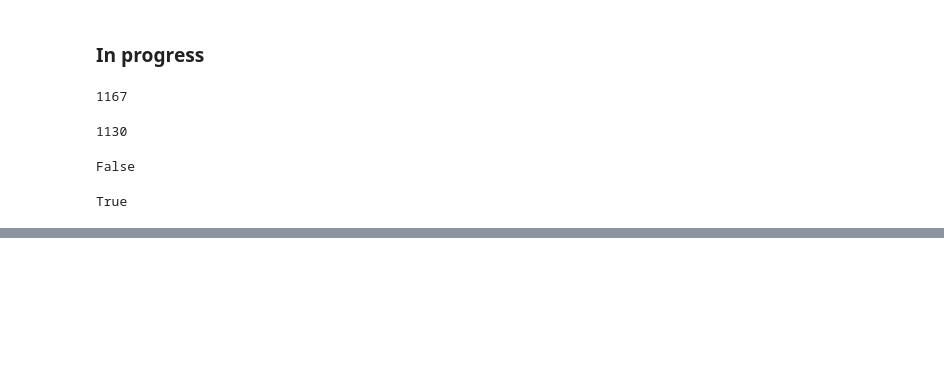
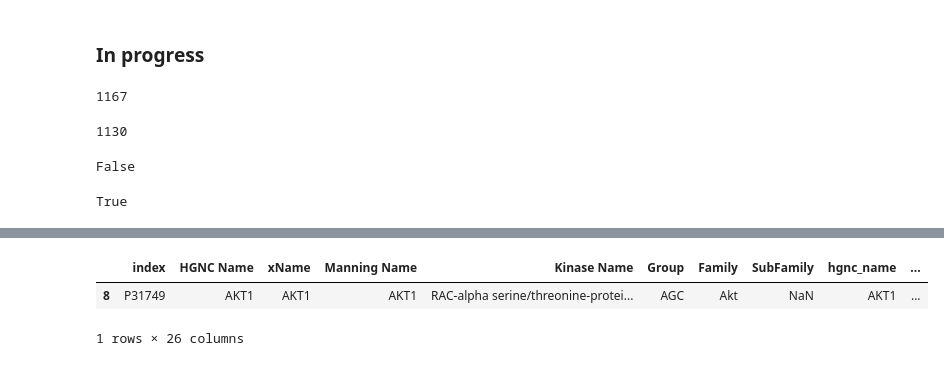
Before and after one commit to choderalab/missense-kinase-toolkit, a Jupyter notebook: notebooks/klifs_pocket.ipynb, the cells around one changed output, grey strips where cells are left out. Cells and saved outputs as stored; diff of their text form; code cells hidden in the pictures; blank space fills up the shorter version.

```diff
--- a/notebooks/klifs_pocket.ipynb
+++ b/notebooks/klifs_pocket.ipynb
@@ -194,0 +211,6 @@ True
+# %%
+df.loc[df["index"] == uniprot_id, ]
+# %% [output]
+|  | index | HGNC Name | xName | Manning Name | Kinase Name | Group | Family | SubFamily | hgnc_name | ... |
+| 8 | P31749 | AKT1 | AKT1 | AKT1 | RAC-alpha serine/threonine-protei... | AGC | Akt | NaN | AKT1 | ... |
+1 rows × 26 columns
```
Also changed, not shown: parts of 4 cells of this notebook, 4 other files.
